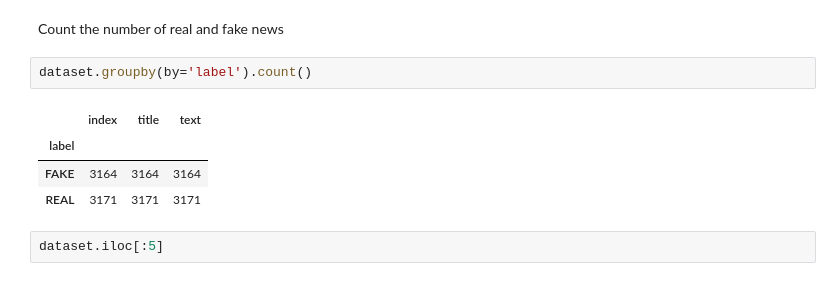
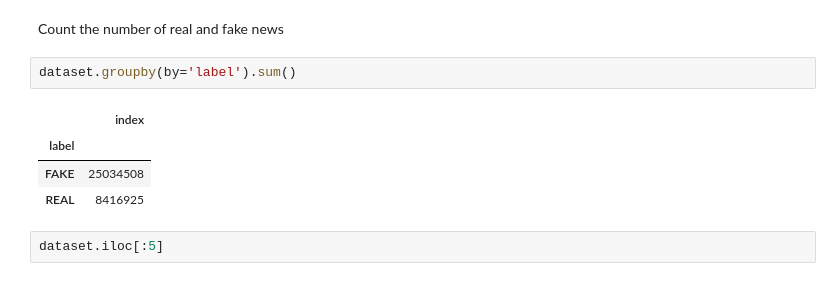
Before and after one commit to AdebanjiAdelowo/Machine-Learning, a Jupyter notebook: FakeNews_detection_Machine_Learning.ipynb, the cells around one changed output. Saved outputs shown, nothing was run; the diff lists cells and outputs as text.

```diff
--- a/FakeNews_detection_Machine_Learning.ipynb
+++ b/FakeNews_detection_Machine_Learning.ipynb
@@ -47,12 +42,12 @@ dataset.head(5)
 # %% [markdown]
 Count the number of real and fake news
 # %%
-dataset.groupby(by='label').count()
+dataset.groupby(by='label').sum()
 # %% [output]
-|  | index | title | text |
-| label |  |  |  |
-| FAKE | 3164 | 3164 | 3164 |
-| REAL | 3171 | 3171 | 3171 |
+|  | index |
+| label |  |
+| FAKE | 25034508 |
+| REAL | 8416925 |
 # %%
 dataset.iloc[:5]
 # %% [output]
```
Also changed, not shown: parts of 8 cells of this notebook.
